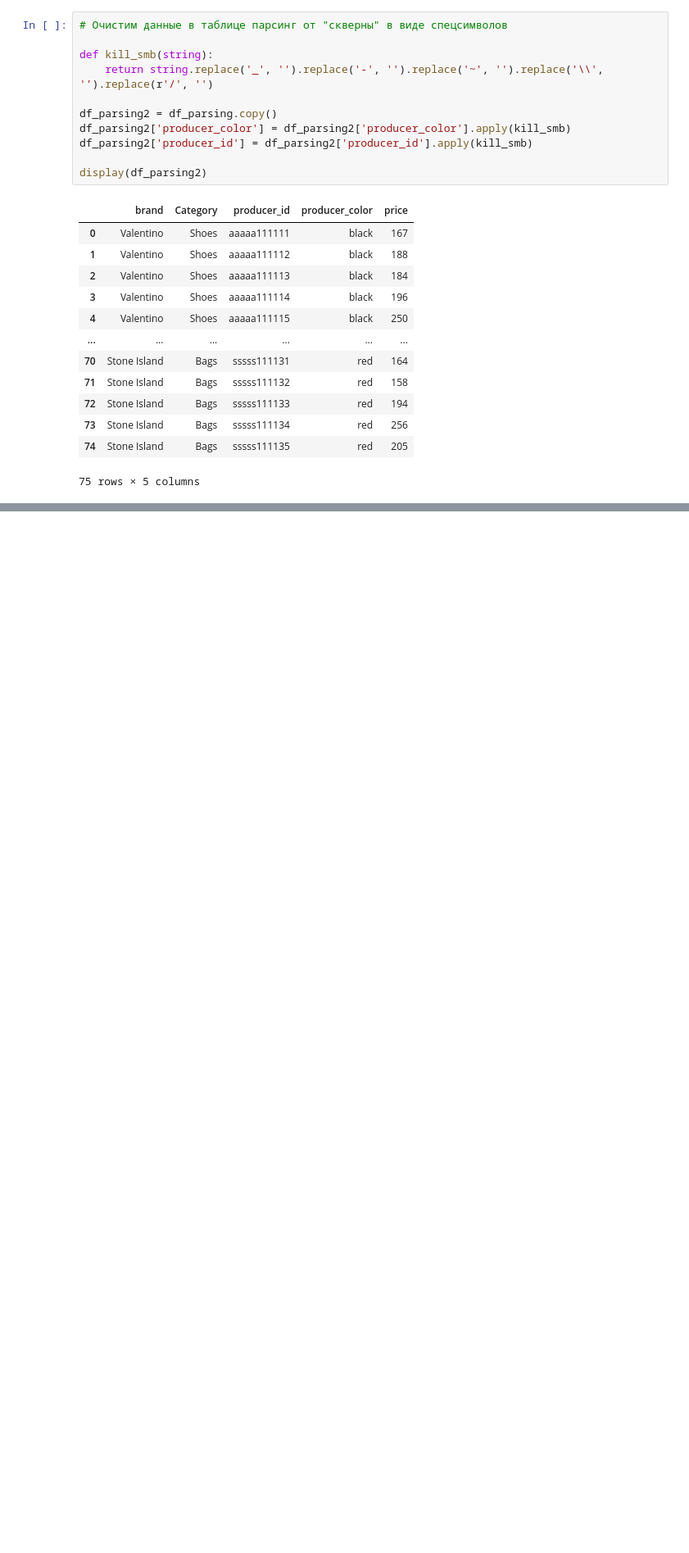
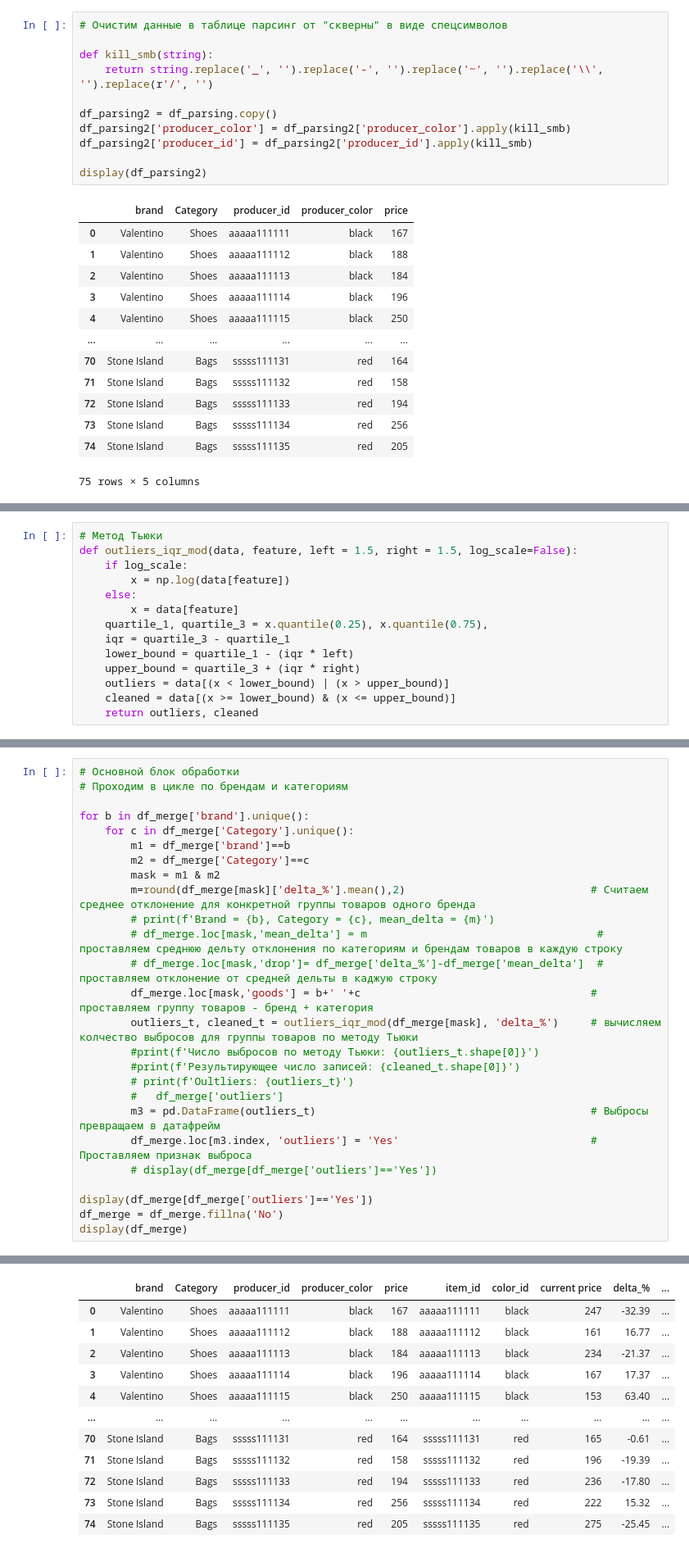
Before and after one commit to LarinDen/sf_ds, a Jupyter notebook: SkillFactory/PY_14_Очистка данных/py_14_add.ipynb, the cells around one changed output, grey strips where cells are left out. Shown at 82% size. Drawn from its saved outputs; the diff is of its cells as text; blank space fills up the shorter version.

```diff
--- a/SkillFactory/PY_14_Очистка данных/py_14_add.ipynb
+++ b/SkillFactory/PY_14_Очистка данных/py_14_add.ipynb
@@ -171,0 +146,14 @@ Brand = Stone Island, Category = Bags, mean_delta = 99.09
+# %%
+# Метод Тьюки
+def outliers_iqr_mod(data, feature, left = 1.5, right = 1.5, log_scale=False):
+    if log_scale:
+        x = np.log(data[feature])
+    else:
+        x = data[feature]
+    quartile_1, quartile_3 = x.quantile(0.25), x.quantile(0.75),
+    iqr = quartile_3 - quartile_1
+    lower_bound = quartile_1 - (iqr * left)
+    upper_bound = quartile_3 + (iqr * right)
+    outliers = data[(x < lower_bound) | (x > upper_bound)]
+    cleaned = data[(x >= lower_bound) & (x <= upper_bound)]
+    return outliers, cleaned
@@ -171,0 +187,27 @@ Brand = Stone Island, Category = Bags, mean_delta = 99.09
+# %%
+# Основной блок обработки
+# Проходим в цикле по брендам и категориям
+
+for b in df_merge['brand'].unique():
+    for c in df_merge['Category'].unique():
+        m1 = df_merge['brand']==b
+        m2 = df_merge['Category']==c
+        mask = m1 & m2
+        m=round(df_merge[mask]['delta_%'].mean(),2)                             # Считаем среднее отклонение для конкретной группы товаров одного бренда
+        # print(f'Brand = {b}, Category = {c}, mean_delta = {m}')
+        # df_merge.loc[mask,'mean_delta'] = m                                    # проставляем среднюю дельту отклонения по категориям и брендам товаров в каждую строку
+        # df_merge.loc[mask,'drop']= df_merge['delta_%']-df_merge['mean_delta']  # проставляем отклонение от средней дельты в каджую строку
+        df_merge.loc[mask,'goods'] = b+' '+c                                    # проставляем группу товаров - бренд + категория
+        outliers_t, cleaned_t = outliers_iqr_mod(df_merge[mask], 'delta_%')     # вычисляем колчество выбросов для группы товаров по методу Тьюки
+        #print(f'Число выбросов по методу Тьюки: {outliers_t.shape[0]}')
+        #print(f'Результирующее число записей: {cleaned_t.shape[0]}')
+        # print(f'Oultliers: {outliers_t}')
+        #   df_merge['outliers']
+        m3 = pd.DataFrame(outliers_t)                                           # Выбросы превращаем в датафрейм
+        df_merge.loc[m3.index, 'outliers'] = 'Yes'                              # Проставляем признак выброса
+        # display(df_merge[df_merge['outliers']=='Yes'])
+
+display(df_merge[df_merge['outliers']=='Yes'])
+df_merge = df_merge.fillna('No')
+display(df_merge)
+# %% [output]
@@ -171,0 +220,12 @@ Brand = Stone Island, Category = Bags, mean_delta = 99.09
+|  | brand | Category | producer_id | producer_color | price | item_id | color_id | current price | delta_% | ... |
+| 0 | Valentino | Shoes | aaaaa111111 | black | 167 | aaaaa111111 | black | 247 | -32.39 | ... |
+| 1 | Valentino | Shoes | aaaaa111112 | black | 188 | aaaaa111112 | black | 161 | 16.77 | ... |
+| 2 | Valentino | Shoes | aaaaa111113 | black | 184 | aaaaa111113 | black | 234 | -21.37 | ... |
+| 3 | Valentino | Shoes | aaaaa111114 | black | 196 | aaaaa111114 | black | 167 | 17.37 | ... |
+| 4 | Valentino | Shoes | aaaaa111115 | black | 250 | aaaaa111115 | black | 153 | 63.40 | ... |
+| ... | ... | ... | ... | ... | ... | ... | ... | ... | ... | ... |
+| 70 | Stone Island | Bags | sssss111131 | red | 164 | sssss111131 | red | 165 | -0.61 | ... |
+| 71 | Stone Island | Bags | sssss111132 | red | 158 | sssss111132 | red | 196 | -19.39 | ... |
+| 72 | Stone Island | Bags | sssss111133 | red | 194 | sssss111133 | red | 236 | -17.80 | ... |
+| 73 | Stone Island | Bags | sssss111134 | red | 256 | sssss111134 | red | 222 | 15.32 | ... |
+| 74 | Stone Island | Bags | sssss111135 | red | 205 | sssss111135 | red | 275 | -25.45 | ... |
```
Also changed, not shown: parts of 10 cells of this notebook, 3 other files.
